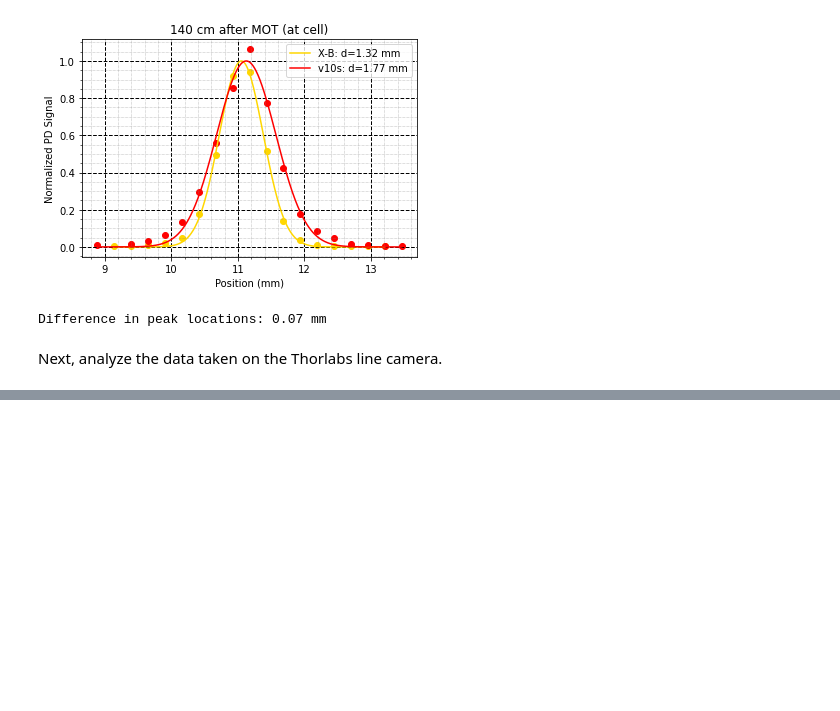
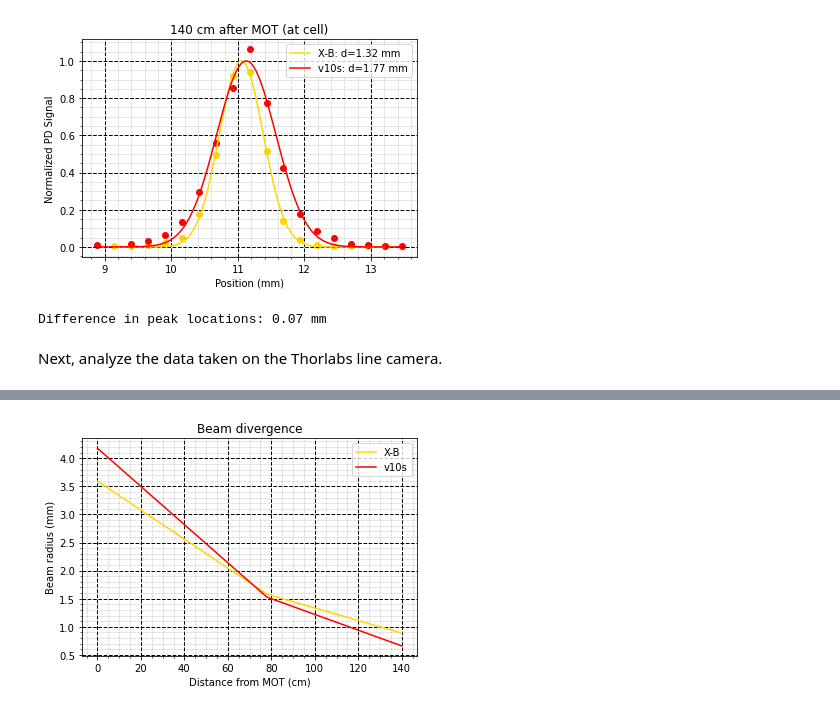
Before and after one commit to geoffrey-zheng/SrF-Calcs, a Jupyter notebook: Push-Beam/SlowerBeamProfiles.ipynb, the cells around one changed output, grey strips where cells are left out. Drawn from its saved outputs; the diff is of its cells as text; code cells hidden in the pictures; blank space fills up the shorter version.

```diff
--- a/Push-Beam/SlowerBeamProfiles.ipynb
+++ b/Push-Beam/SlowerBeamProfiles.ipynb
@@ -115,0 +226,17 @@ Next, analyze the data taken on the Thorlabs line camera.
+# %%
+#plot the beam divergence of v10s and X-B for both sets of measurements
+
+zvals = [0, 78, 140]
+beam_radius = [np.sqrt(2) * np.abs(params[2]) for params in fit_params]
+plt.plot(zvals, [beam_radius[0], beam_radius[3], beam_radius[5]], label='X-B', color='gold')
+plt.plot(zvals, [beam_radius[1], beam_radius[2], beam_radius[4]], label='v10s', color='red')
+plt.legend()
+plt.title('Beam divergence')
+plt.xlabel('Distance from MOT (cm)')
+plt.ylabel('Beam radius (mm)')
+plt.grid(linestyle = '--', which = 'major', linewidth = 1, color='black')
+plt.grid(linestyle = ':', which = 'minor', linewidth = 0.5, color = 'gray')
+plt.minorticks_on()
+plt.show()
+# %% [output]
+[figure, added]
```
Also changed, not shown: parts of 5 cells of this notebook, 2 other files.
